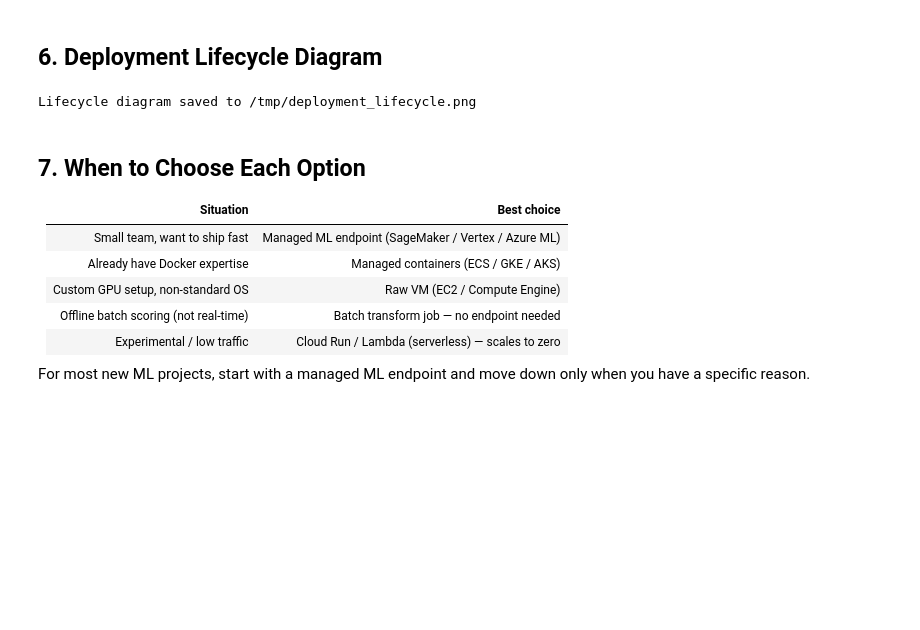
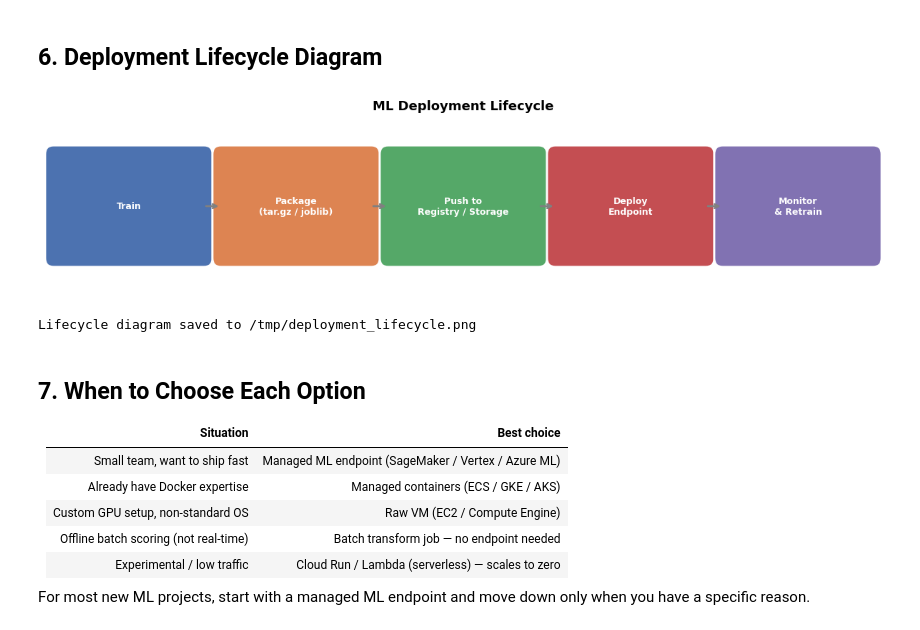
Before and after one commit to A-Alwabel/AI-Diploma-Program, a Jupyter notebook: Course 11/unit3-cloud-deployment/examples/01_cloud_deployment.ipynb, the cells around one changed output. Cells and saved outputs as stored; diff of their text form; code cells hidden in the pictures; blank space fills up the shorter version.

```diff
--- a/Course 11/unit3-cloud-deployment/examples/01_cloud_deployment.ipynb
+++ b/Course 11/unit3-cloud-deployment/examples/01_cloud_deployment.ipynb
@@ -187,8 +190,9 @@ Never use spot-only for always-on inference endpoints.
 # %% [markdown]
 ## 6. Deployment Lifecycle Diagram
 # %%
-import matplotlib
-matplotlib.use('Agg')
+# Draw the 5-stage deployment lifecycle as a flow diagram.
+# (No 'Agg' backend switch here: we want the figure rendered inline in the
+# notebook, not only saved to a file.)
 import matplotlib.pyplot as plt
 import matplotlib.patches as mpatches
 
@@ -198,33 +202,36 @@ stages = [
     ('Push to\nRegistry / Storage', '#55A868'),
     ('Deploy\nEndpoint', '#C44E52'),
     ('Monitor\n& Retrain', '#8172B2'),
 ]
 
+# One wide axis with no ticks — we only place boxes and arrows on it
 fig, ax = plt.subplots(figsize=(12, 3))
 ax.set_xlim(0, len(stages))
 ax.set_ylim(0, 1)
 ax.axis('off')
 
+# Draw one rounded box per stage, with an arrow to the next stage
 for i, (label, color) in enumerate(stages):
     x = i + 0.5
     box = mpatches.FancyBboxPatch(
         (i + 0.05, 0.2), 0.9, 0.6,
         boxstyle='round,pad=0.05',
         facecolor=color, edgecolor='white', linewidth=2
     )
     ax.add_patch(box)
     ax.text(x, 0.5, label, ha='center', va='center',
             color='white', fontsize=9, fontweight='bold')
     if i < len(stages) - 1:
         ax.annotate('', xy=(i + 1.05, 0.5), xytext=(i + 0.95, 0.5),
                     arrowprops=dict(arrowstyle='->', color='gray', lw=2))
 
 ax.set_title('ML Deployment Lifecycle', fontsize=13, fontweight='bold', pad=10)
 plt.tight_layout()
 plt.savefig('/tmp/deployment_lifecycle.png', dpi=100, bbox_inches='tight')
 plt.show()
 print("Lifecycle diagram saved to /tmp/deployment_lifecycle.png")
 # %% [output]
+[figure, added]
 Lifecycle diagram saved to /tmp/deployment_lifecycle.png
 # %% [markdown]
 ## 7. When to Choose Each Option
```
Also changed, not shown: parts of 1 cell of this notebook, 12 other files.
